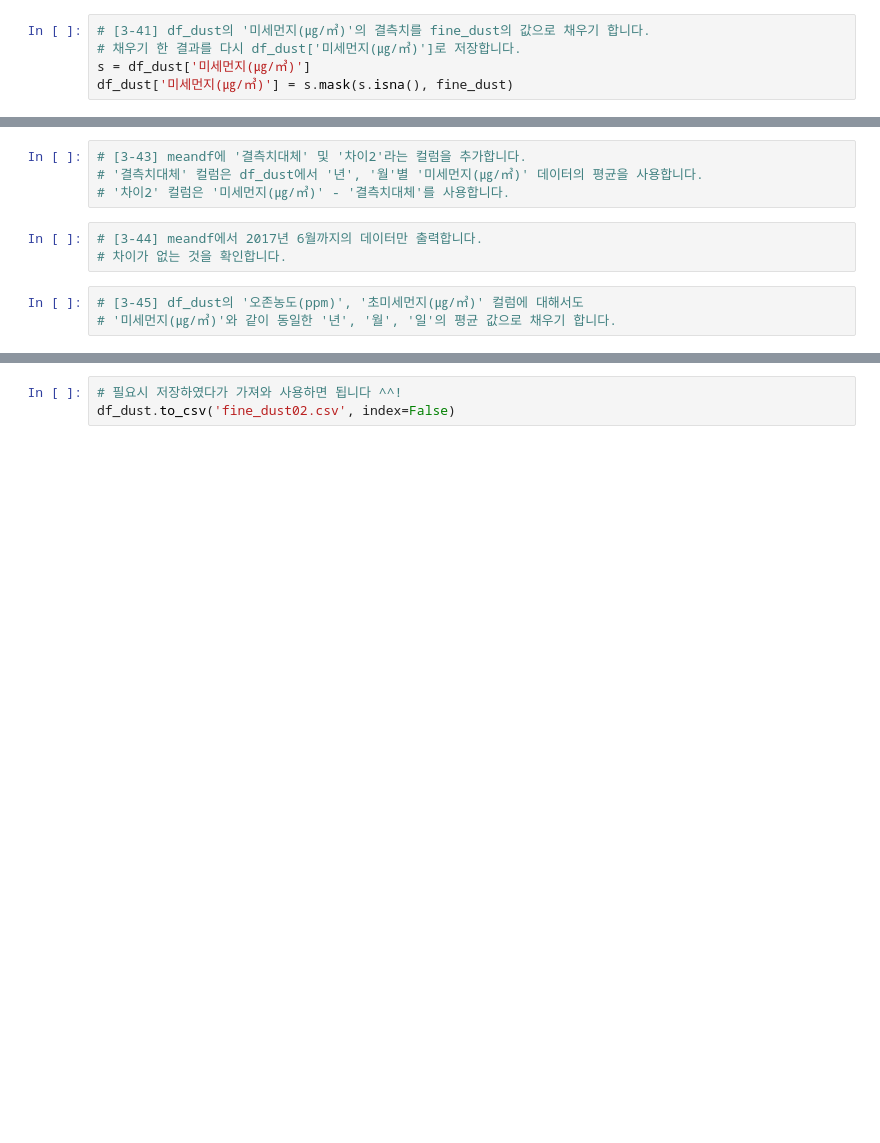
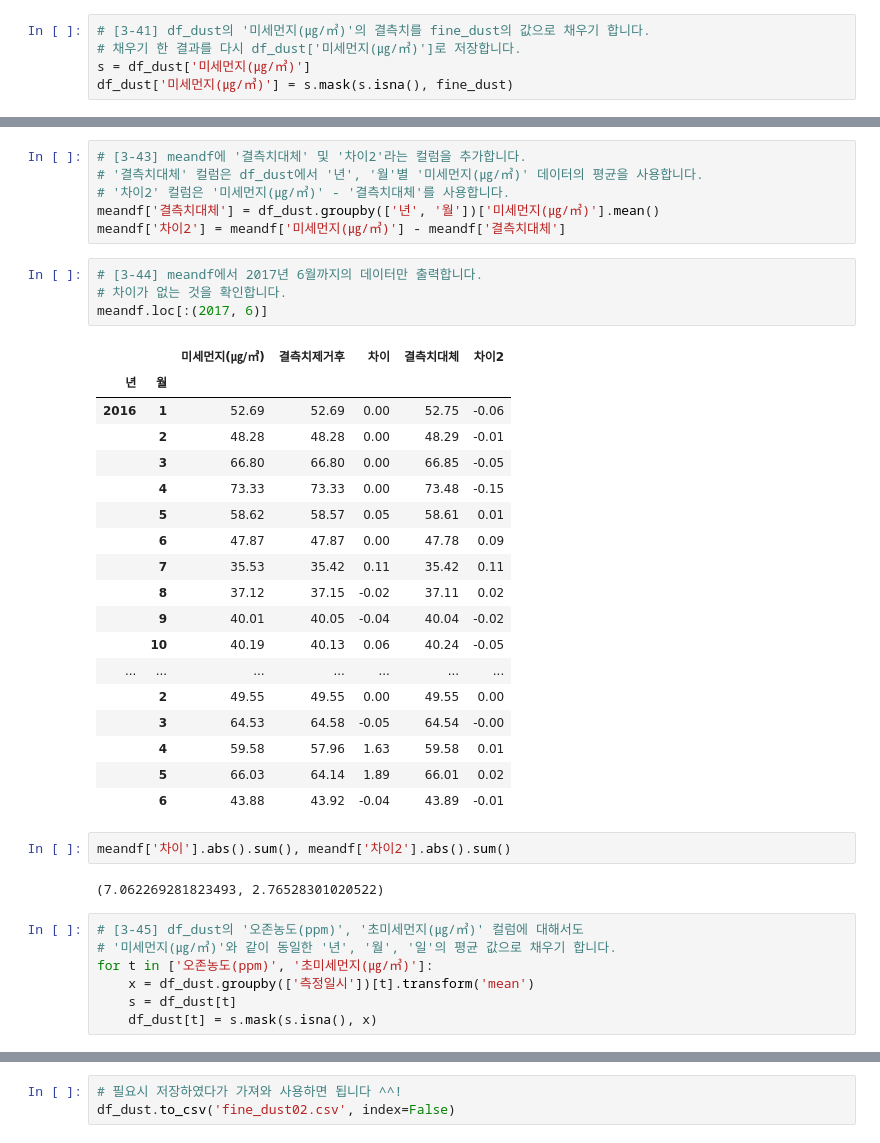
Before and after one commit to JM-world/BigData.Analysis.Article-Practical.skills, a Jupyter notebook: 1.pandas/[pandas_03]_fine_dust_LAB.ipynb, the cells around one changed output, grey strips where cells are left out. Drawn from its saved outputs; the diff is of its cells as text; blank space fills up the shorter version.

```diff
--- a/1.pandas/[pandas_03]_fine_dust_LAB.ipynb
+++ b/1.pandas/[pandas_03]_fine_dust_LAB.ipynb
@@ -703,11 +714,41 @@ df_dust['미세먼지(㎍/㎥)'] = s.mask(s.isna(), fine_dust)
 # [3-43] meandf에 '결측치대체' 및 '차이2'라는 컬럼을 추가합니다.
 # '결측치대체' 컬럼은 df_dust에서 '년', '월'별 '미세먼지(㎍/㎥)' 데이터의 평균을 사용합니다.
 # '차이2' 컬럼은 '미세먼지(㎍/㎥)' - '결측치대체'를 사용합니다.
+meandf['결측치대체'] = df_dust.groupby(['년', '월'])['미세먼지(㎍/㎥)'].mean()
+meandf['차이2'] = meandf['미세먼지(㎍/㎥)'] - meandf['결측치대체']
 # %%
 # [3-44] meandf에서 2017년 6월까지의 데이터만 출력합니다.
 # 차이가 없는 것을 확인합니다.
+meandf.loc[:(2017, 6)]
+# %% [output]
+|  |  | 미세먼지(㎍/㎥) | 결측치제거후 | 차이 | 결측치대체 | 차이2 |
+| 년 | 월 |  |  |  |  |  |
+| 2016 | 1 | 52.69 | 52.69 | 0.00 | 52.75 | -0.06 |
+|  | 2 | 48.28 | 48.28 | 0.00 | 48.29 | -0.01 |
+|  | 3 | 66.80 | 66.80 | 0.00 | 66.85 | -0.05 |
+|  | 4 | 73.33 | 73.33 | 0.00 | 73.48 | -0.15 |
+|  | 5 | 58.62 | 58.57 | 0.05 | 58.61 | 0.01 |
+|  | 6 | 47.87 | 47.87 | 0.00 | 47.78 | 0.09 |
+|  | 7 | 35.53 | 35.42 | 0.11 | 35.42 | 0.11 |
+|  | 8 | 37.12 | 37.15 | -0.02 | 37.11 | 0.02 |
+|  | 9 | 40.01 | 40.05 | -0.04 | 40.04 | -0.02 |
+|  | 10 | 40.19 | 40.13 | 0.06 | 40.24 | -0.05 |
+| ... | ... | ... | ... | ... | ... | ... |
+|  | 2 | 49.55 | 49.55 | 0.00 | 49.55 | 0.00 |
+|  | 3 | 64.53 | 64.58 | -0.05 | 64.54 | -0.00 |
+|  | 4 | 59.58 | 57.96 | 1.63 | 59.58 | 0.01 |
+|  | 5 | 66.03 | 64.14 | 1.89 | 66.01 | 0.02 |
+|  | 6 | 43.88 | 43.92 | -0.04 | 43.89 | -0.01 |
+# %%
+meandf['차이'].abs().sum(), meandf['차이2'].abs().sum()
+# %% [output]
+(7.062269281823493, 2.76528301020522)
 # %%
 # [3-45] df_dust의 '오존농도(ppm)', '초미세먼지(㎍/㎥)' 컬럼에 대해서도
 # '미세먼지(㎍/㎥)'와 같이 동일한 '년', '월', '일'의 평균 값으로 채우기 합니다.
+for t in ['오존농도(ppm)', '초미세먼지(㎍/㎥)']:
+    x = df_dust.groupby(['측정일시'])[t].transform('mean')
+    s = df_dust[t]
+    df_dust[t] = s.mask(s.isna(), x)
 # %%
 # [3-46] df_dust의 컬럼별 결측치 개수를 확인합니다.
```
Also changed, not shown: parts of 14 cells of this notebook.
